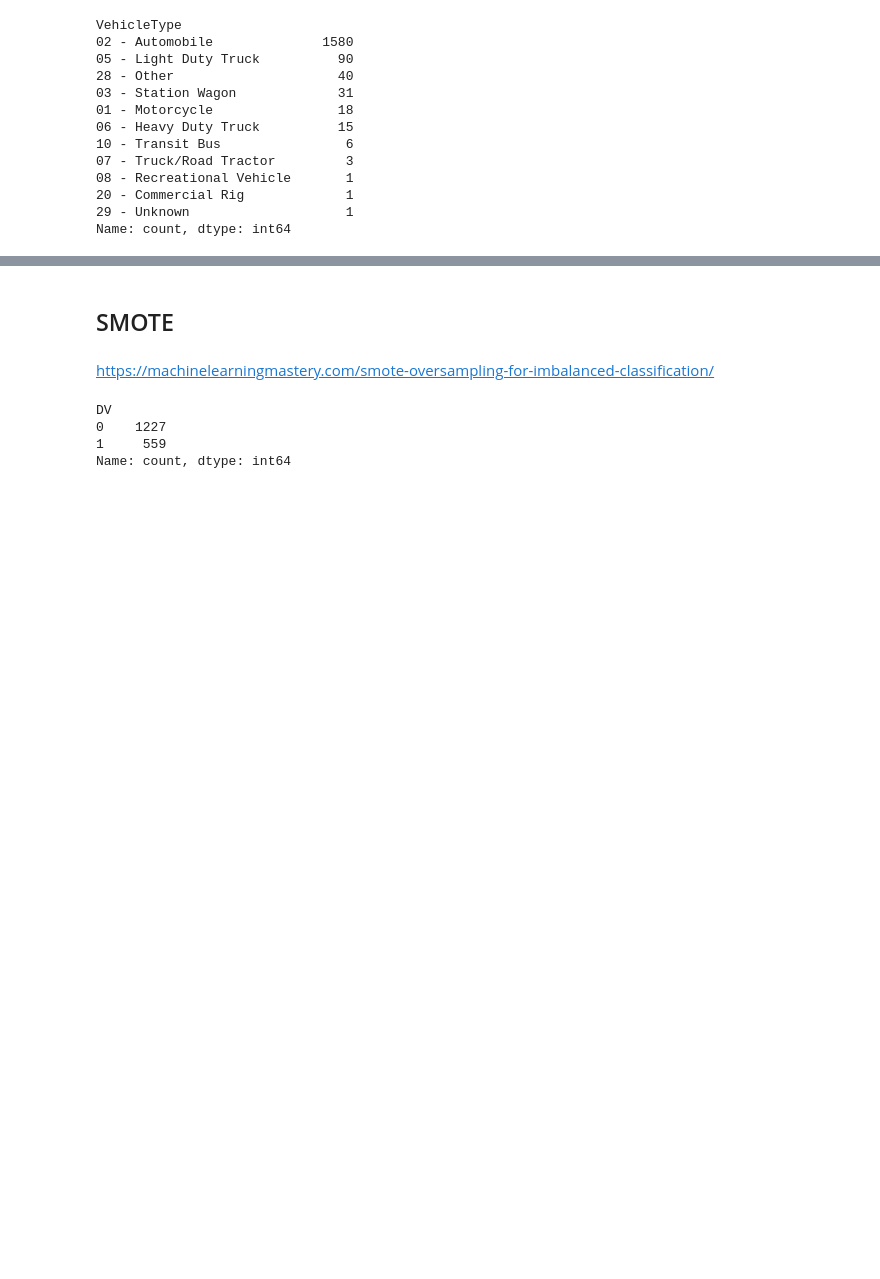
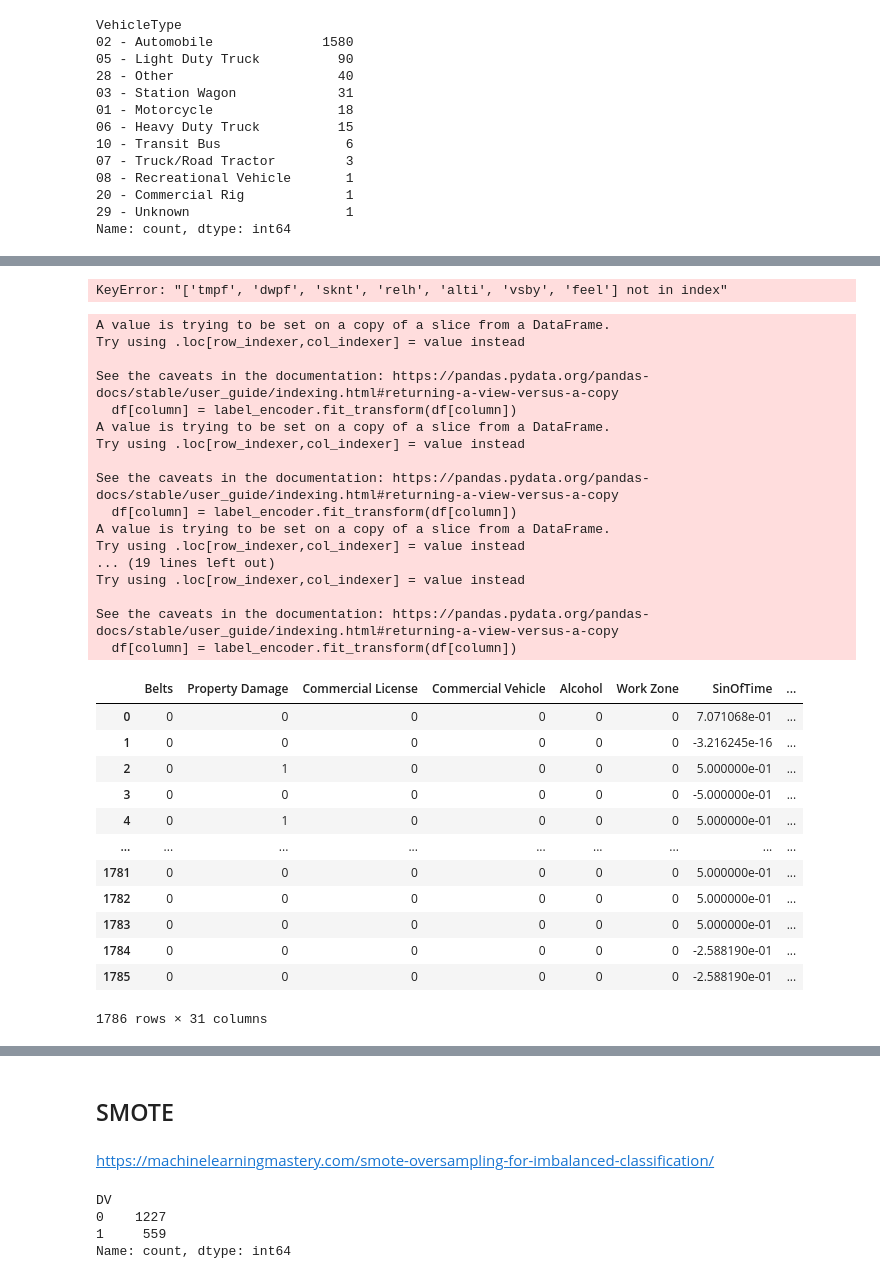
Before and after one commit to ishaqmarashy/red-light-traffic-violation-classification, a Jupyter notebook: models_bnn.ipynb, the cells around one changed output, grey strips where cells are left out. Saved outputs shown, nothing was run; the diff lists cells and outputs as text; code cells hidden in the pictures; blank space fills up the shorter version.

```diff
--- a/models_bnn.ipynb
+++ b/models_bnn.ipynb
@@ -187,5 +146,6 @@ df
 # %%
 df['DATE'] = pd.to_datetime(df['DATE'])
+df['Weekend'] = df['DATE'].dt.dayofweek.apply(lambda x: 1 if x in [5, 6] else 0)
 df['Time'] = df['DATE'].dt.time
 df['DATE'] = df['DATE'].dt.date
 # %%
@@ -222,4 +165,64 @@ def categorize_time(time):
         return 'non-peak'
 
 df['TimeCategory'] = df['Time'].apply(categorize_time)
+# %%
+df=df[['Belts', 'Property Damage', 'Commercial License', 'Commercial Vehicle',
+       'Alcohol', 'Work Zone',  'VehicleType', 'Race','SinOfTime','Weekend',
+       'Gender', 'DV','tmpf', 'dwpf', 'sknt', 'relh', 'alti', 'vsby', 'feel','TimeCategory']]
+# %% [output]
+KeyError: "['tmpf', 'dwpf', 'sknt', 'relh', 'alti', 'vsby', 'feel'] not in index"
+# %%
+from sklearn.preprocessing import LabelEncoder, OneHotEncoder
+import pandas as pd
+
+label_encoder = LabelEncoder()
+onehot_encoder = OneHotEncoder()
+
+columns_to_label_encode = ['Belts', 'Property Damage', 'Commercial License',
+                           'Commercial Vehicle', 'Alcohol', 'Gender', 'Work Zone']
+
+columns_to_onehot_encode = ['VehicleType','Race',  'TimeCategory']
+
+for column in columns_to_label_encode:
+    df[column] = label_encoder.fit_transform(df[column])
+
+onehot_encoded = onehot_encoder.fit_transform(df[columns_to_onehot_encode]).toarray()
+onehot_columns = onehot_encoder.get_feature_names_out(columns_to_onehot_encode)
+df_onehot = pd.DataFrame(onehot_encoded, columns=onehot_columns)
+
+df = pd.concat([df, df_onehot], axis=1)
+
+df = df.drop(columns=columns_to_onehot_encode)
+df
+# %% [output]
+A value is trying to be set on a copy of a slice from a DataFrame.
+Try using .loc[row_indexer,col_indexer] = value instead
+
+See the caveats in the documentation: https://pandas.pydata.org/pandas-docs/stable/user_guide/indexing.html#returning-a-view-versus-a-copy
+  df[column] = label_encoder.fit_transform(df[column])
+A value is trying to be set on a copy of a slice from a DataFrame.
+Try using .loc[row_indexer,col_indexer] = value instead
+
+See the caveats in the documentation: https://pandas.pydata.org/pandas-docs/stable/user_guide/indexing.html#returning-a-view-versus-a-copy
+  df[column] = label_encoder.fit_transform(df[column])
+A value is trying to be set on a copy of a slice from a DataFrame.
+Try using .loc[row_indexer,col_indexer] = value instead
+... (19 lines left out)
+Try using .loc[row_indexer,col_indexer] = value instead
+
+See the caveats in the documentation: https://pandas.pydata.org/pandas-docs/stable/user_guide/indexing.html#returning-a-view-versus-a-copy
+  df[column] = label_encoder.fit_transform(df[column])
+|  | Belts | Property Damage | Commercial License | Commercial Vehicle | Alcohol | Work Zone | SinOfTime | ... |
+| 0 | 0 | 0 | 0 | 0 | 0 | 0 | 7.071068e-01 | ... |
+| 1 | 0 | 0 | 0 | 0 | 0 | 0 | -3.216245e-16 | ... |
+| 2 | 0 | 1 | 0 | 0 | 0 | 0 | 5.000000e-01 | ... |
+| 3 | 0 | 0 | 0 | 0 | 0 | 0 | -5.000000e-01 | ... |
+| 4 | 0 | 1 | 0 | 0 | 0 | 0 | 5.000000e-01 | ... |
+| ... | ... | ... | ... | ... | ... | ... | ... | ... |
+| 1781 | 0 | 0 | 0 | 0 | 0 | 0 | 5.000000e-01 | ... |
+| 1782 | 0 | 0 | 0 | 0 | 0 | 0 | 5.000000e-01 | ... |
+| 1783 | 0 | 0 | 0 | 0 | 0 | 0 | 5.000000e-01 | ... |
+| 1784 | 0 | 0 | 0 | 0 | 0 | 0 | -2.588190e-01 | ... |
+| 1785 | 0 | 0 | 0 | 0 | 0 | 0 | -2.588190e-01 | ... |
+1786 rows × 31 columns
 # %%
```
Also changed, not shown: parts of 47 cells of this notebook, 4 other files.
